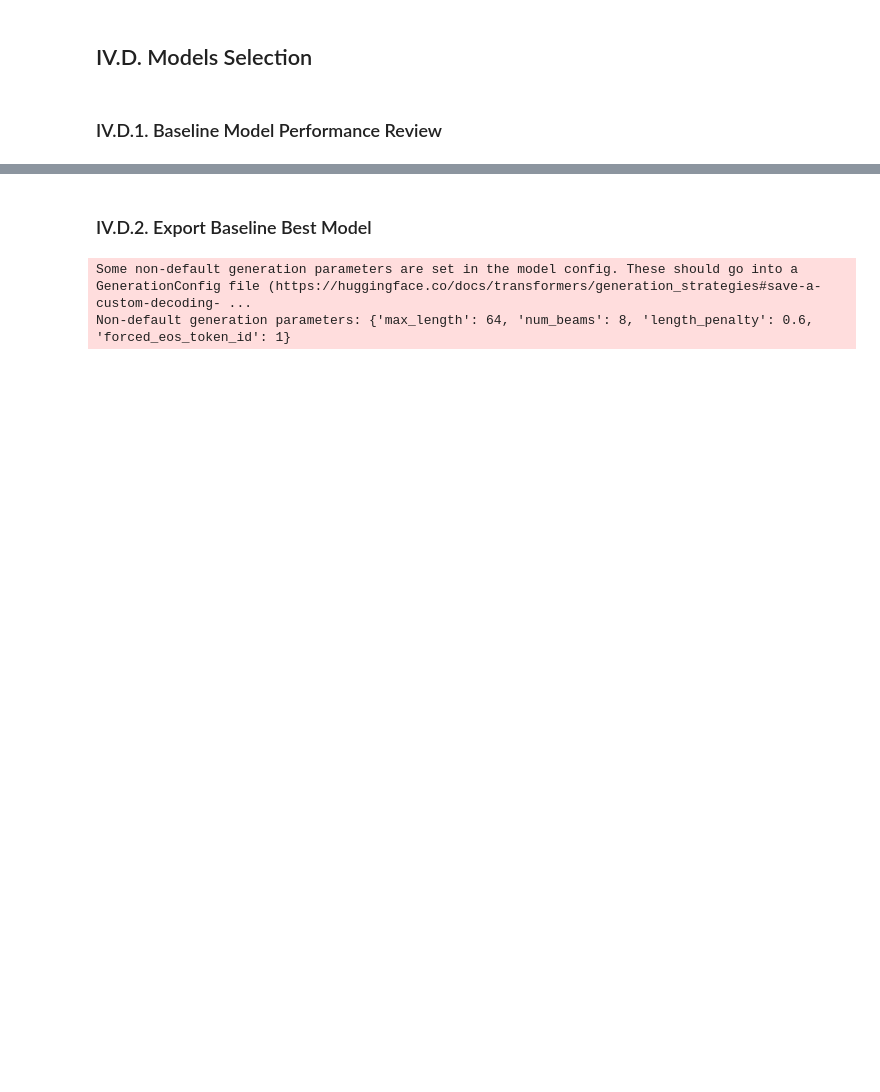
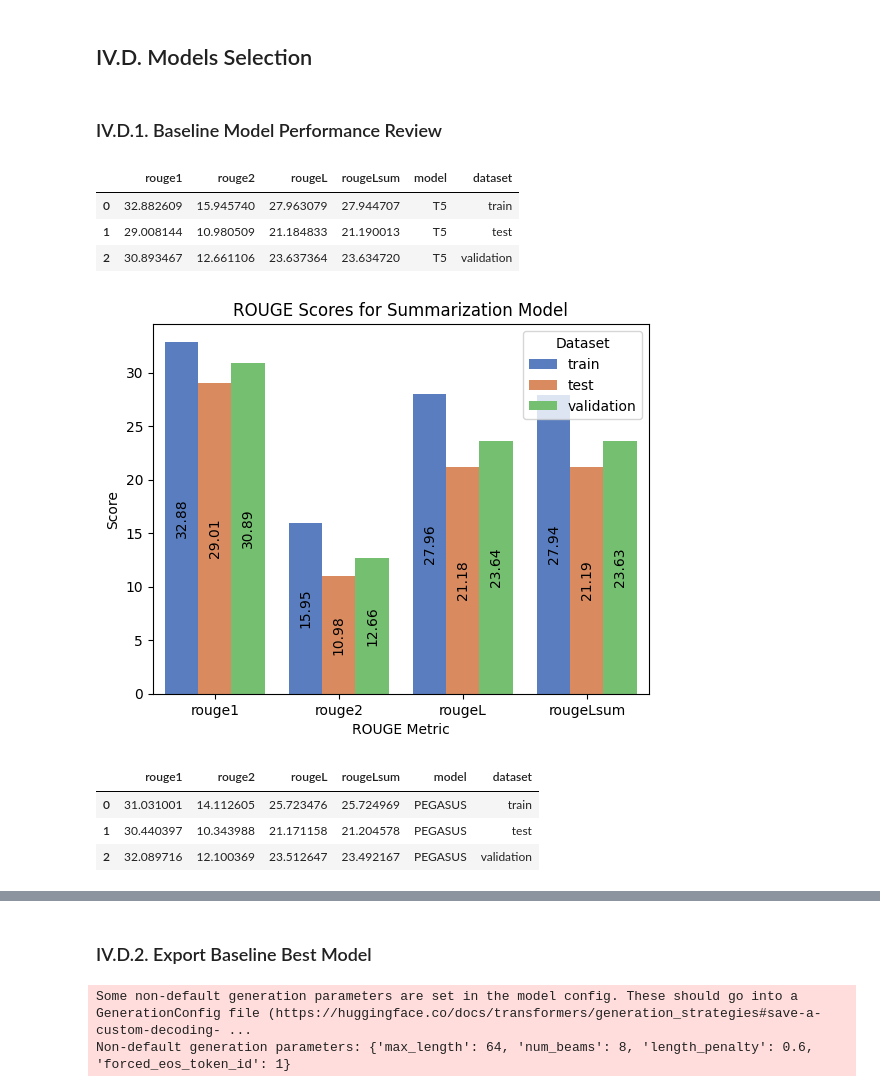
Before and after one commit to hardefarogonondo/research-paper-summarization-engine, a Jupyter notebook: notebooks/3_model_training_and_evaluation/model_training_and_evaluation.ipynb, the cells around one changed output, grey strips where cells are left out. Saved outputs shown, nothing was run; the diff lists cells and outputs as text; code cells hidden in the pictures; blank space fills up the shorter version.

Commit message:
Finished modeling notebook updated

```diff
--- a/notebooks/3_model_training_and_evaluation/model_training_and_evaluation.ipynb
+++ b/notebooks/3_model_training_and_evaluation/model_training_and_evaluation.ipynb
@@ -341,25 +371,45 @@ pegasus_train_stats = train_and_evaluate(
 # %% [markdown]
 ### IV.D.1. Baseline Model Performance Review
 # %%
-def evaluate_summarization_model(model, model_name, tokenizer, data_loaders, device):
+def evaluate_summarization_model(model, model_name, tokenizer, train_loader, test_loader, val_loader, device):
     model.eval()
-    rouge = evaluate.load("rouge")
+    rouge = evaluate.load('rouge')
+    data_loaders = {"train": train_loader, "test": test_loader, "validation": val_loader}
     results = []
     for key, data_loader in data_loaders.items():
         for batch in data_loader:
             input_ids = batch["input_ids"].to(device)
             attention_mask = batch["attention_mask"].to(device)
             with torch.no_grad():
-                outputs = model.generate(input_ids=input_ids, attention_mask=attention_mask, max_length=150, num_beams=1)
+                outputs = model.generate(input_ids=input_ids, max_length=200, min_length=30, num_beams=1)
             pred_summaries = tokenizer.batch_decode(outputs, skip_special_tokens=True)
             true_summaries = tokenizer.batch_decode(batch["labels"], skip_special_tokens=True)
             rouge.add_batch(predictions=pred_summaries, references=true_summaries)
         final_scores = rouge.compute()
-        print(final_scores)
         result = {
-            metric: score * 100 for metric, score in final_scores.items()
+            metric: score * 100 for metric,
+            score in final_scores.items()
         }
         result["model"] = model_name
         result["dataset"] = key
         results.append(result)
     return pd.DataFrame(results)
+
+
+def visualize_rouge_scores(df):
+    df_melted = df.melt(id_vars=["model", "dataset"], var_name="metric", value_name="score")
+    barplot = sns.barplot(
+        x="metric",
+        y="score",
+        hue="dataset",
+        data=df_melted,
+        palette="muted",
+        errorbar=None
+    )
+    for container in barplot.containers:
+        barplot.bar_label(container, fmt='%.2f', label_type='center', rotation=90)
+    plt.title("ROUGE Scores for Summarization Model")
+    plt.xlabel("ROUGE Metric")
+    plt.ylabel("Score")
+    plt.legend(title="Dataset")
+    plt.show()
@@ -372,3 +416,10 @@ data_loaders = {
 # %%
-t5_metrics = evaluate_summarization_model(t5_model, "T5", t5_tokenizer, data_loaders, t5_device)
-t5_metrics
+t5_results = evaluate_summarization_model(
+    model=t5_model,
+    model_name="T5",
+    tokenizer=t5_tokenizer,
+    train_loader=t5_loaders["train_loader"],
+    test_loader=t5_loaders["test_loader"],
+    val_loader=t5_loaders["validation_loader"],
+    device=t5_device
+)
@@ -422,0 +426,11 @@ df_t5 = evaluate_summarization_model(pegasus_model, "T5", pegasus_tokenizer, dat
+# %%
+t5_results
+# %% [output]
+|  | rouge1 | rouge2 | rougeL | rougeLsum | model | dataset |
+| 0 | 32.882609 | 15.945740 | 27.963079 | 27.944707 | T5 | train |
+| 1 | 29.008144 | 10.980509 | 21.184833 | 21.190013 | T5 | test |
+| 2 | 30.893467 | 12.661106 | 23.637364 | 23.634720 | T5 | validation |
+# %%
+visualize_rouge_scores(t5_results)
+# %% [output]
+[figure, added]
@@ -422,0 +447,7 @@ df_t5 = evaluate_summarization_model(pegasus_model, "T5", pegasus_tokenizer, dat
+# %%
+pegasus_results
+# %% [output]
+|  | rouge1 | rouge2 | rougeL | rougeLsum | model | dataset |
+| 0 | 31.031001 | 14.112605 | 25.723476 | 25.724969 | PEGASUS | train |
+| 1 | 30.440397 | 10.343988 | 21.171158 | 21.204578 | PEGASUS | test |
+| 2 | 32.089716 | 12.100369 | 23.512647 | 23.492167 | PEGASUS | validation |
```
Also changed, not shown: parts of 12 cells of this notebook.
